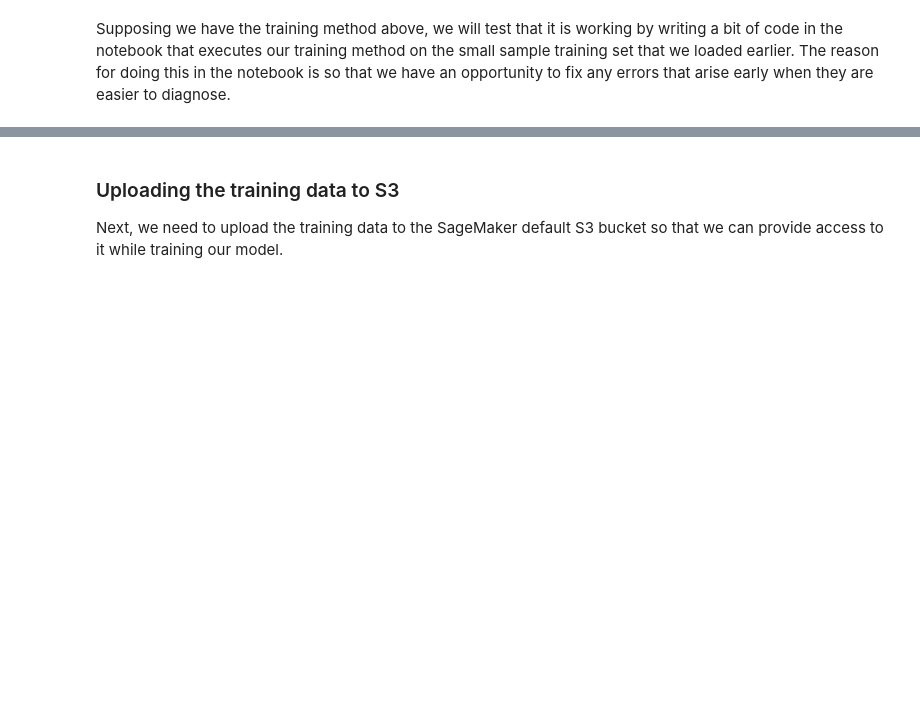
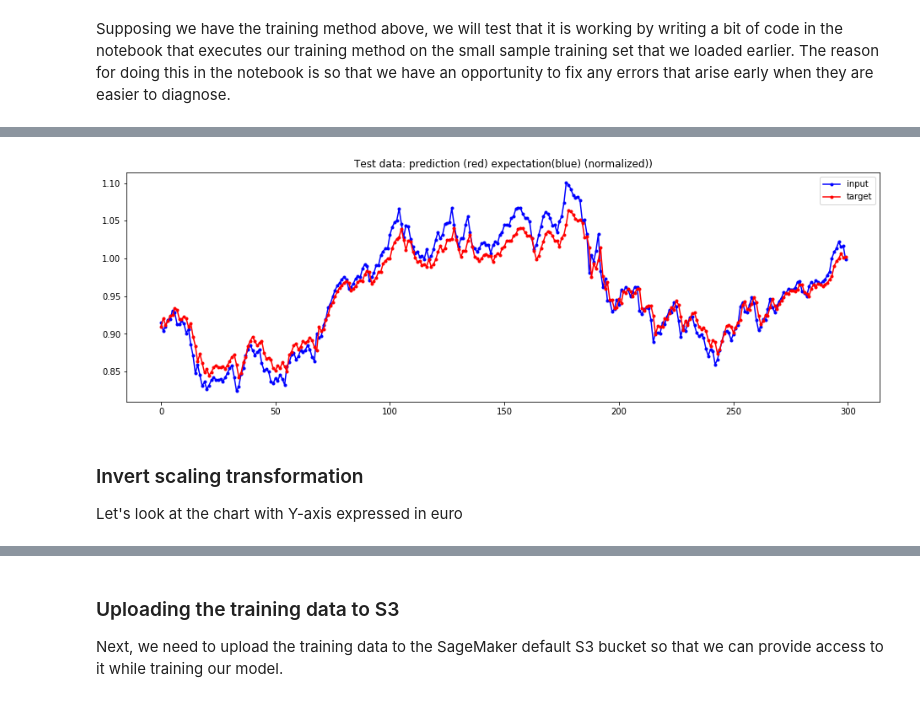
Before and after one commit to vikin91/stock-predictor-deep-learning-dojo, a Jupyter notebook: dojo-workbook-draft1.ipynb, the cells around one changed output, grey strips where cells are left out. Drawn from its saved outputs; the diff is of its cells as text; code cells hidden in the pictures; blank space fills up the shorter version.

```diff
--- a/dojo-workbook-draft1.ipynb
+++ b/dojo-workbook-draft1.ipynb
@@ -319,7 +319,7 @@ First we will load a small portion of the training data set to use as a sample.
 import torch
 import torch.utils.data
 
-batch_size = 32
+batch_size = 50
 
 # Read all data from file to calculate data length
 dummy_read = pd.read_csv(os.path.join(data_dir, 'train.csv'), header=None, names=None)
@@ -538,0 +533,23 @@ MSELoss total: 0.0006227490860813608
+# %%
+# Remove batching from result
+predictions = []
+for batch_arr in result['prediction']:
+    for value in batch_arr:
+        predictions.append(value)
+
+expectations = []
+for batch_arr in result['expected']:
+    for value in batch_arr:
+        expectations.append(value)
+
+
+
+plot_data(np.array(expectations).reshape(-1, 1),
+          np.array(predictions).reshape(-1, 1),
+          "Test data: prediction (red) expectation(blue) (normalized))", len(expectations))
+# %% [output]
+[figure, added]
+# %% [markdown]
+### Invert scaling transformation
+
+Let's look at the chart with Y-axis expressed in euro
```
Also changed, not shown: parts of 26 cells of this notebook, 6 other files.
